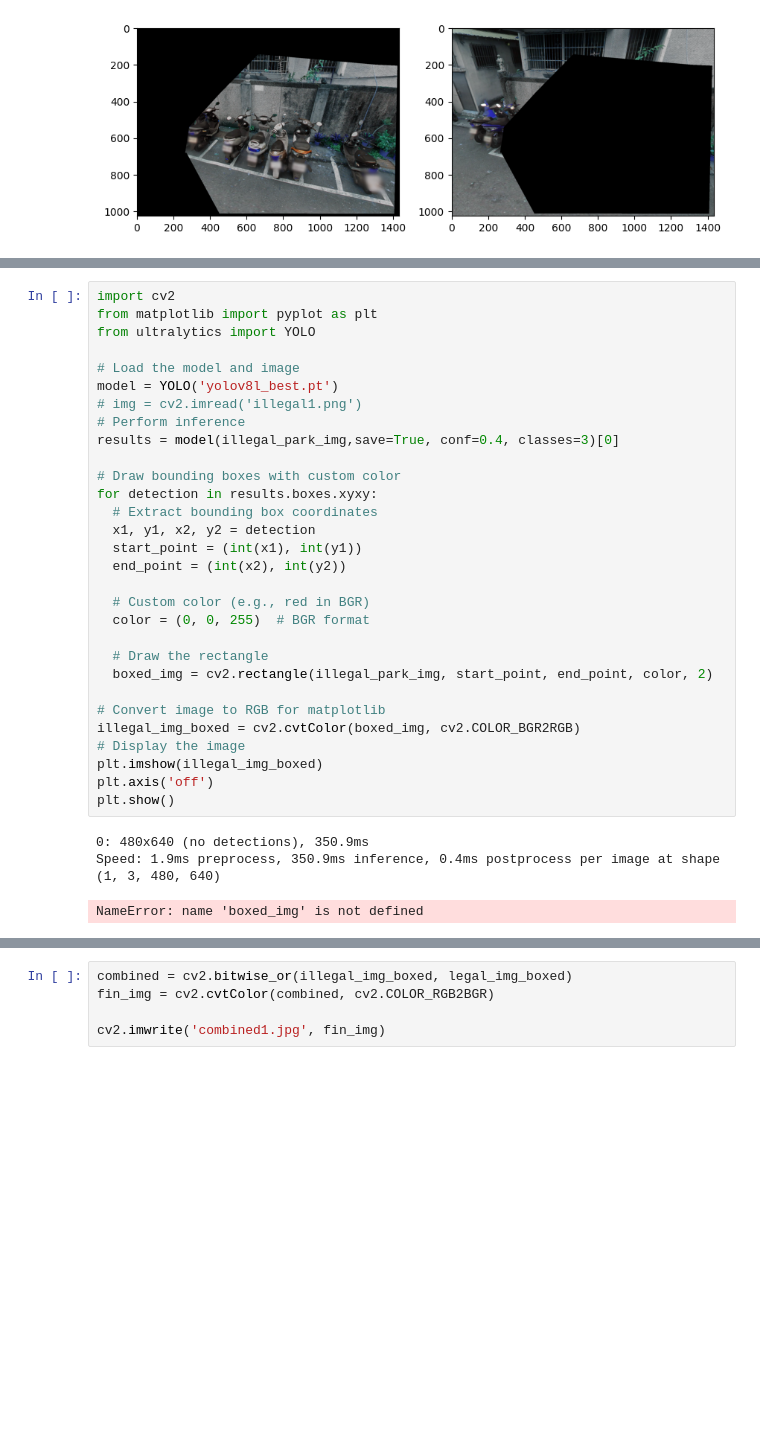
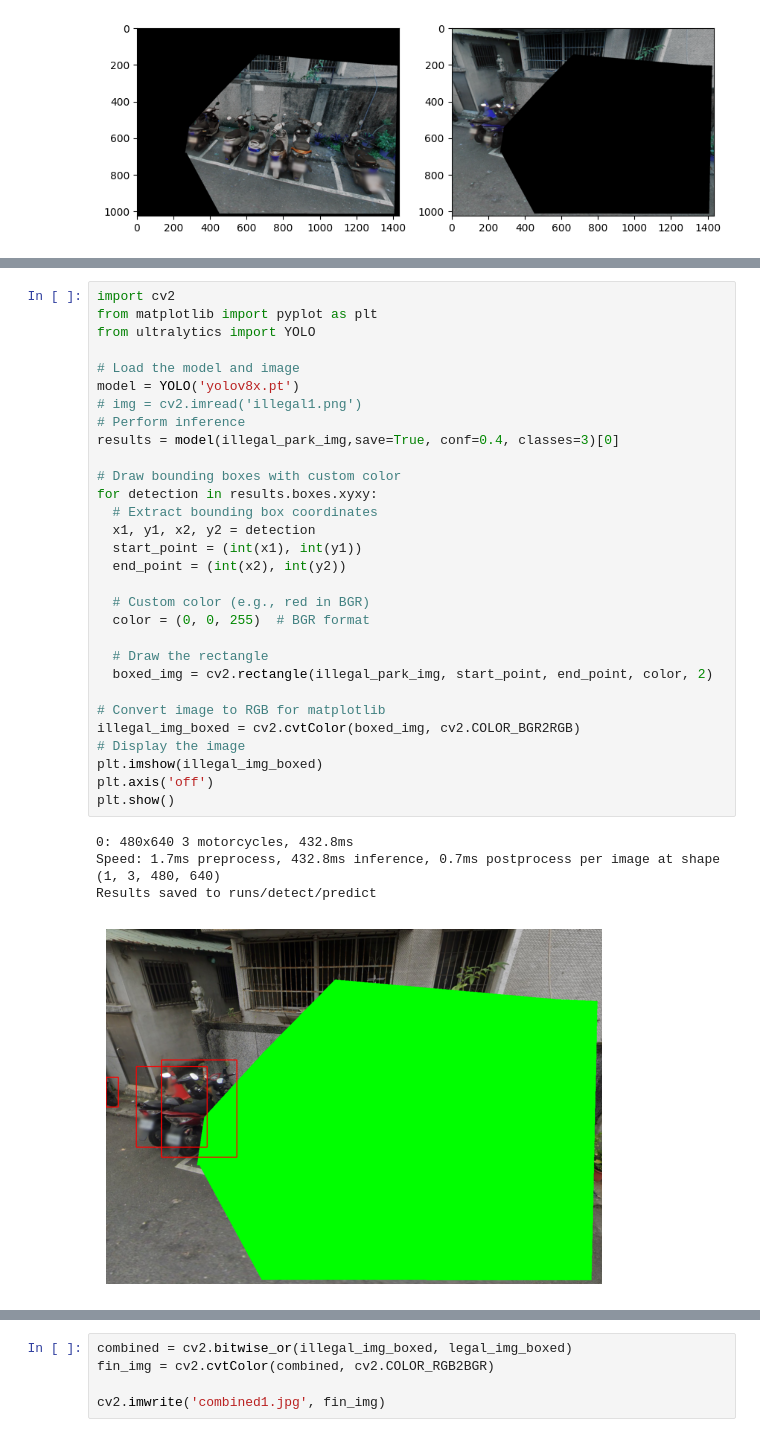
Before and after one commit to VincentSheh/motorparking-tracker, a Jupyter notebook: Detector_trainer/Yolo_Trainer.ipynb, the cells around one changed output, grey strips where cells are left out. Drawn from its saved outputs; the diff is of its cells as text; blank space fills up the shorter version.

```diff
--- a/Detector_trainer/Yolo_Trainer.ipynb
+++ b/Detector_trainer/Yolo_Trainer.ipynb
@@ -104,36 +104,37 @@ Results saved to runs/detect/predict15
 # %%
 import cv2
 from matplotlib import pyplot as plt
 from ultralytics import YOLO
 
 # Load the model and image
-model = YOLO('yolov8l_best.pt')
+model = YOLO('yolov8x.pt')
 # img = cv2.imread('illegal1.png')
 # Perform inference
 results = model(illegal_park_img,save=True, conf=0.4, classes=3)[0]
 
 # Draw bounding boxes with custom color
 for detection in results.boxes.xyxy:
   # Extract bounding box coordinates
   x1, y1, x2, y2 = detection
   start_point = (int(x1), int(y1))
   end_point = (int(x2), int(y2))
 
   # Custom color (e.g., red in BGR)
   color = (0, 0, 255)  # BGR format
 
   # Draw the rectangle
   boxed_img = cv2.rectangle(illegal_park_img, start_point, end_point, color, 2)
 
 # Convert image to RGB for matplotlib
 illegal_img_boxed = cv2.cvtColor(boxed_img, cv2.COLOR_BGR2RGB)
 # Display the image
 plt.imshow(illegal_img_boxed)
 plt.axis('off')
 plt.show()
 # %% [output]
-0: 480x640 (no detections), 350.9ms
-Speed: 1.9ms preprocess, 350.9ms inference, 0.4ms postprocess per image at shape (1, 3, 480, 640)
+0: 480x640 3 motorcycles, 432.8ms
+Speed: 1.7ms preprocess, 432.8ms inference, 0.7ms postprocess per image at shape (1, 3, 480, 640)
+Results saved to runs/detect/predict
-NameError: name 'boxed_img' is not defined
+[figure, added]
 # %%
 # Perform inference
```
Also changed, not shown: parts of 9 cells of this notebook, 1 other file.
